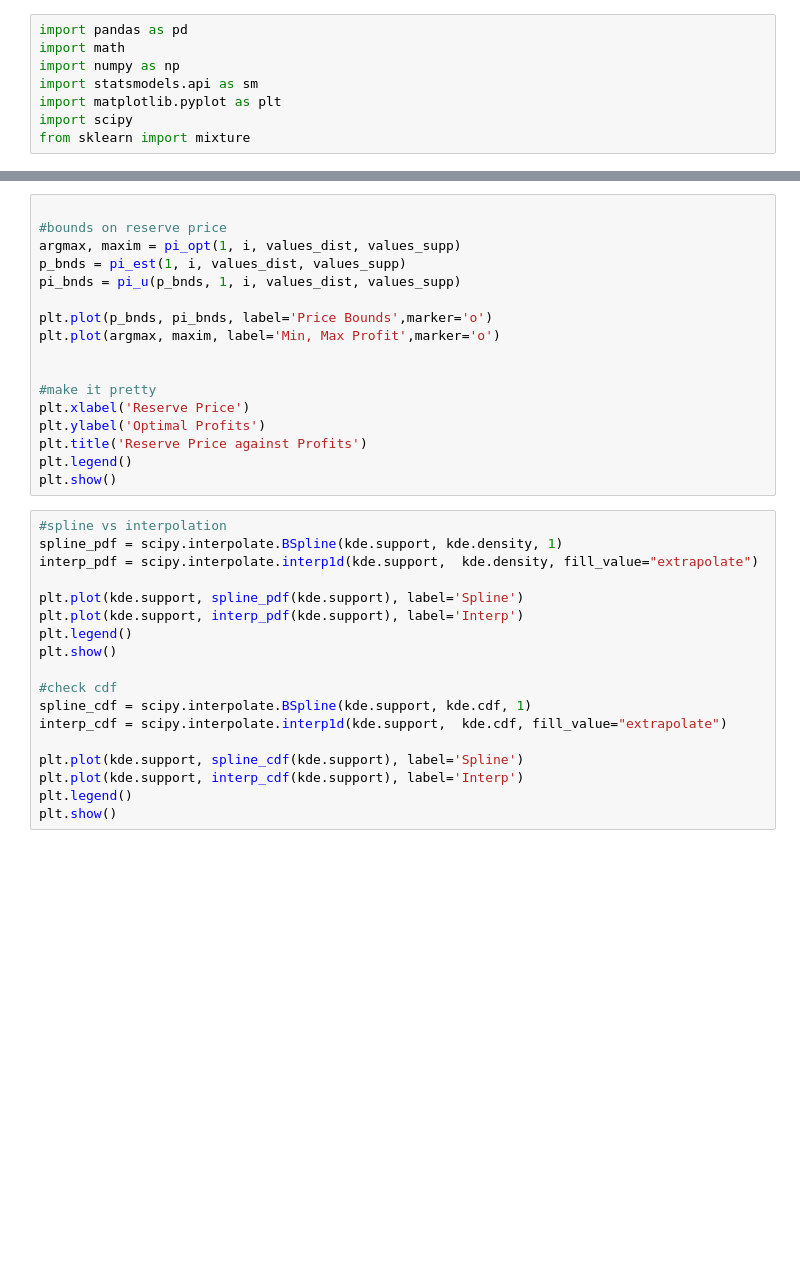
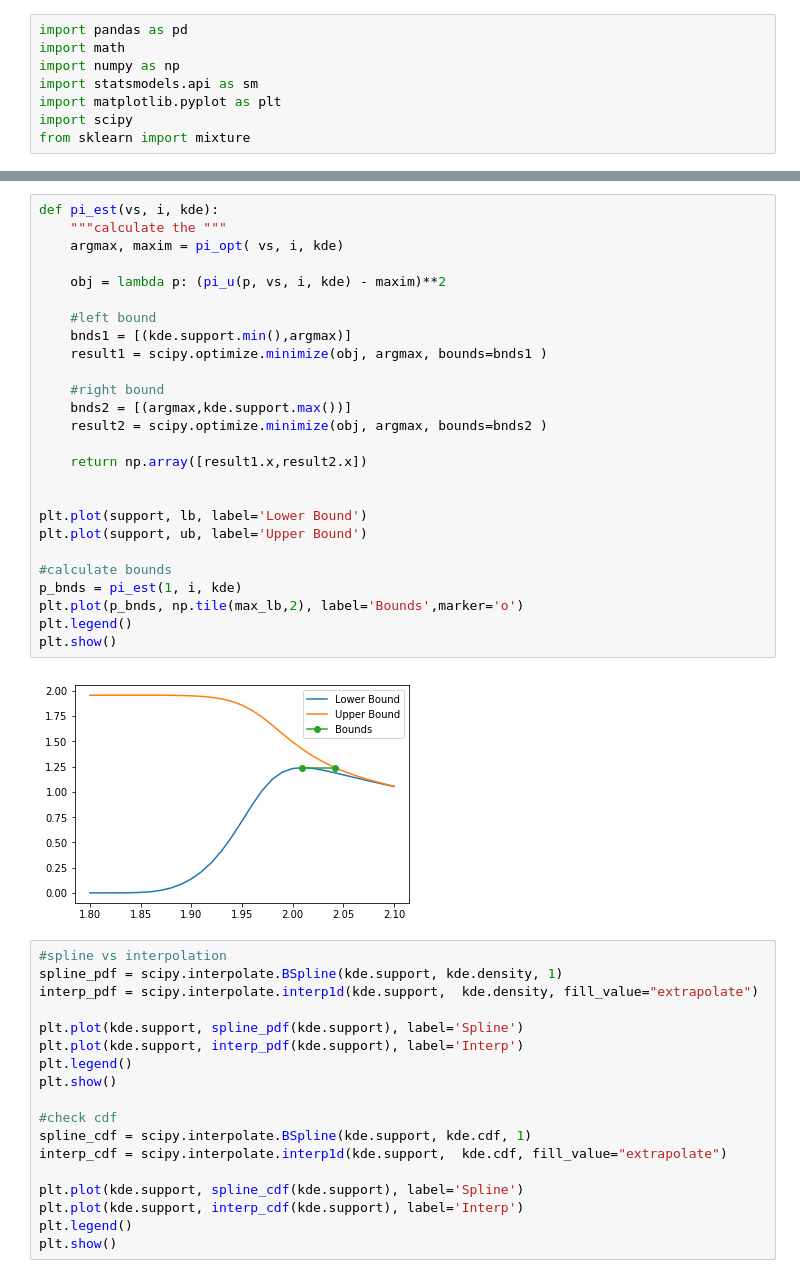
Before and after one commit to ericschulman/tx_milk_2yp, a Jupyter notebook: valuations.ipynb, the cells around one changed output, grey strips where cells are left out. Drawn from its saved outputs; the diff is of its cells as text; blank space fills up the shorter version.

```diff
--- a/valuations.ipynb
+++ b/valuations.ipynb
@@ -127,20 +111,31 @@ plt.show()
-# %%
-
-#bounds on reserve price
-argmax, maxim = pi_opt(1, i, values_dist, values_supp)
-p_bnds = pi_est(1, i, values_dist, values_supp)
-pi_bnds = pi_u(p_bnds, 1, i, values_dist, values_supp)
-
-plt.plot(p_bnds, pi_bnds, label='Price Bounds',marker='o')
-plt.plot(argmax, maxim, label='Min, Max Profit',marker='o')
-
-
-#make it pretty
-plt.xlabel('Reserve Price')
-plt.ylabel('Optimal Profits')
-plt.title('Reserve Price against Profits')
-plt.legend()
-plt.show()
+# %%
+def pi_est(vs, i, kde):
+    """calculate the """
+    argmax, maxim = pi_opt( vs, i, kde)
+
+    obj = lambda p: (pi_u(p, vs, i, kde) - maxim)**2
+
+    #left bound
+    bnds1 = [(kde.support.min(),argmax)]
+    result1 = scipy.optimize.minimize(obj, argmax, bounds=bnds1 )
+
+    #right bound
+    bnds2 = [(argmax,kde.support.max())]
+    result2 = scipy.optimize.minimize(obj, argmax, bounds=bnds2 )
+
+    return np.array([result1.x,result2.x])
+
+
+plt.plot(support, lb, label='Lower Bound')
+plt.plot(support, ub, label='Upper Bound')
+
+#calculate bounds
+p_bnds = pi_est(1, i, kde)
+plt.plot(p_bnds, np.tile(max_lb,2), label='Bounds',marker='o')
+plt.legend()
+plt.show()
+# %% [output]
+[figure, added]
 # %%
 #spline vs interpolation
 spline_pdf = scipy.interpolate.BSpline(kde.support, kde.density, 1)
```
Also changed, not shown: parts of 5 cells of this notebook.
